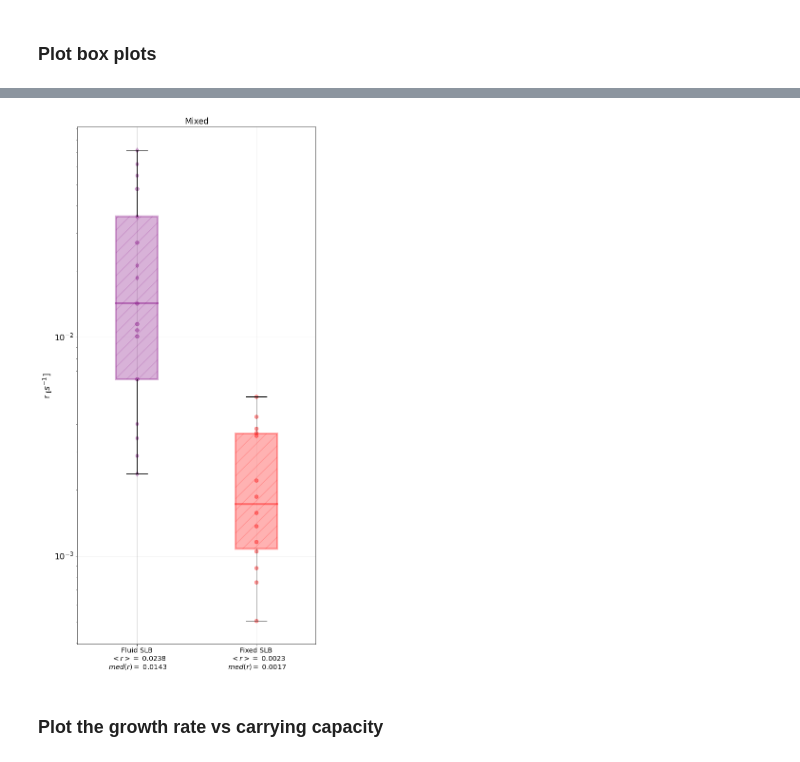
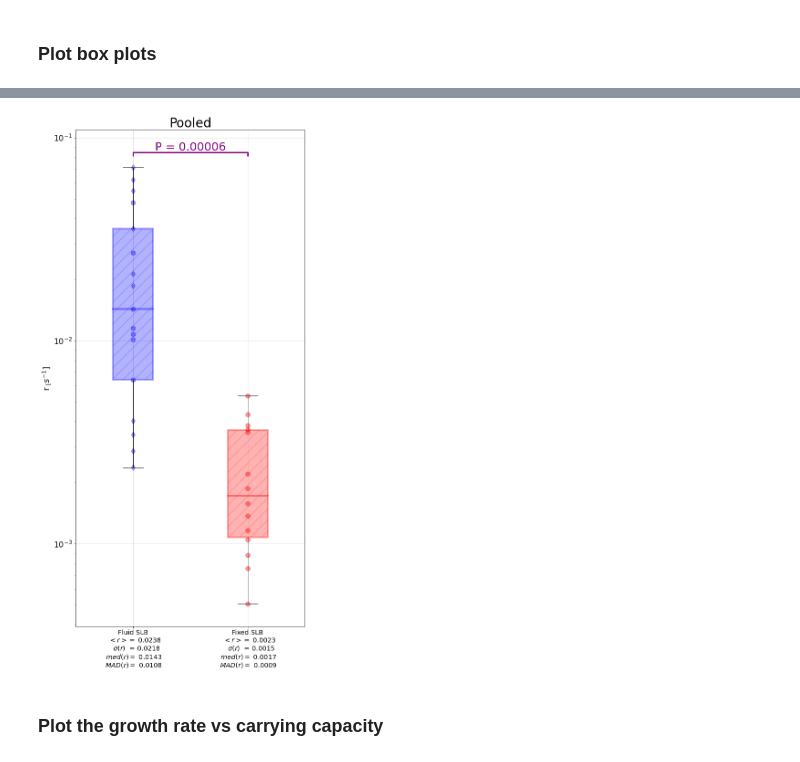
Before and after one commit to ahmed344/growth-curves, a Jupyter notebook: curves_separated.ipynb, the cells around one changed output, grey strips where cells are left out. Drawn from its saved outputs; the diff is of its cells as text; code cells hidden in the pictures.

```diff
--- a/curves_separated.ipynb
+++ b/curves_separated.ipynb
@@ -3,6 +3,12 @@ import numpy as np
 import pandas as pd
 import matplotlib.pyplot as plt
 from scipy.optimize import curve_fit
+from scipy.stats import mannwhitneyu, median_abs_deviation
+
+# statistical annotation
+def p_annotation(p, x1, x2, y, h=0.005, color='k',linewidth=3, font=20):
+    plt.plot([x1, x1, x2, x2], [y, y+h, y+h, y], lw=linewidth, c=color)
+    plt.text((x1+x2)*.5, y+h, f'P = {p:.5f}', ha='center', va='bottom', color=color, fontsize=font)
 # %% [markdown]
 ### Define the fitting models
 # %%
@@ -308,52 +357,46 @@ plt.show()
 # %%
-# Extract the logistic parameters excluding the DPPC curve
-r_sopc = np.array([parameter[1] for parameter in parameters_logistic_sopc2 + parameters_logistic_sopc3])
-k_sopc = np.array([parameter[2] for parameter in parameters_logistic_sopc2 + parameters_logistic_sopc3])
-a_sopc = np.array([parameter[0] for parameter in parameters_logistic_sopc2 + parameters_logistic_sopc3])
-
-r_dppc = np.array([parameter[1] for parameter in parameters_logistic_dppc2 + parameters_logistic_dppc3])
-k_dppc = np.array([parameter[2] for parameter in parameters_logistic_dppc2 + parameters_logistic_dppc3])
-a_dppc = np.array([parameter[0] for parameter in parameters_logistic_dppc2 + parameters_logistic_dppc3])
-
 plt.figure(figsize=(9,20))     # 16.54,20
 
 # Define the boxes
 bp = plt.boxplot([r_sopc, r_dppc],
-                labels = [f'Fluid SLB\n  $<r>=$ {r_sopc.mean():.4f}\n $med(r)=$ {np.median(r_sopc):.4f}',
-                          f'Fixed SLB\n  $<r>=$ {r_dppc.mean():.4f}\n $med(r)=$ {np.median(r_dppc):.4f}'],
+                labels = [f'Fluid SLB\n  $<r>=$ {r_sopc.mean():.4f}\n    $\sigma(r)$  = {r_sopc.std():.4f} \n $med(r)=$ {np.median(r_sopc):.4f}\n $MAD(r)=$ {median_abs_deviation(r_sopc):.4f}',
+                          f'Fixed SLB\n  $<r>=$ {r_dppc.mean():.4f}\n    $\sigma(r)$  = {r_dppc.std():.4f} \n $med(r)=$ {np.median(r_dppc):.4f}\n $MAD(r)=$ {median_abs_deviation(r_dppc):.4f}'],
                 whis = 3.5,
                 widths = 0.35,
                 patch_artist=True);
 
 # Customize the boxes
-bp['boxes'][0].set(color = 'purple', hatch = '/', linewidth=4, alpha = 0.3)
-bp['boxes'][1].set(color = 'red'   , hatch = '/', linewidth=4, alpha = 0.3)
+bp['boxes'][0].set(color = 'blue', hatch = '/', linewidth=4, alpha = 0.3)
+bp['boxes'][1].set(color = 'red' , hatch = '/', linewidth=4, alpha = 0.3)
 
 # Customize the Median line
-bp['medians'][0].set(color = 'purple', linewidth=4, alpha = 0.4)
-bp['medians'][1].set(color = 'red'   , linewidth=4, alpha = 0.4)
+bp['medians'][0].set(color = 'blue', linewidth=4, alpha = 0.4)
+bp['medians'][1].set(color = 'red' , linewidth=4, alpha = 0.4)
 
 
 # Plot the scattered points
-plt.scatter(x = [1] * len(r_sopc3), y=r_sopc3, color='purple', s=60, alpha=0.4, label='Mouse  cadherin on fluid SLB 3%', marker='d')
-plt.scatter(x = [1] * len(r_sopc2), y=r_sopc2, color='purple', s=60, alpha=0.4, label='Human cadherin on fluid SLB 2%')
-plt.scatter(x = [2] * len(r_dppc3), y=r_dppc3, color='red'   , s=60, alpha=0.4, label='Human cadherin on fixed SLB 3%')
-plt.scatter(x = [2] * len(r_dppc2), y=r_dppc2, color='red'   , s=60, alpha=0.4, label='Human cadherin on fixed SLB 2%')
+plt.scatter(x = [1] * len(r_sopc3), y=r_sopc3, color='blue', s=100, alpha=0.4, label='Mouse  cadherin on fluid SLB 3%', marker='d')
+plt.scatter(x = [1] * len(r_sopc2), y=r_sopc2, color='blue', s=100, alpha=0.4, label='Human cadherin on fluid SLB 2%')
+plt.scatter(x = [2] * len(r_dppc3), y=r_dppc3, color='red' , s=100, alpha=0.4, label='Human cadherin on fixed SLB 3%')
+plt.scatter(x = [2] * len(r_dppc2), y=r_dppc2, color='red' , s=100, alpha=0.4, label='Human cadherin on fixed SLB 2%')
+
+# statistical annotation
+p_annotation(p_slb, 1, 2, r_sopc.max() + 0.01, color='purple', h=0.003, font=25)
 
 # Customize the table
 plt.ylabel('r $_[s^{-1}$]', fontsize= 'xx-large')
 plt.xticks(fontsize= 'x-large')
 plt.yticks(fontsize= 'xx-large')
 plt.yscale('log')
-plt.title('Mixed', fontsize='xx-large')
+plt.title('Pooled', fontsize=28)
 plt.grid(alpha=0.5)
 # plt.legend(fontsize='x-large')
 
 # Save the figure
 plt.savefig("Results/boxplot_growth_rate_mixed")
 plt.show()
 # %% [output]
-[figure, old version]
+[figure, new version]
 # %% [markdown]
 ### Plot the growth rate vs carrying capacity
 # %%
```
Also changed, not shown: parts of 8 cells of this notebook.
